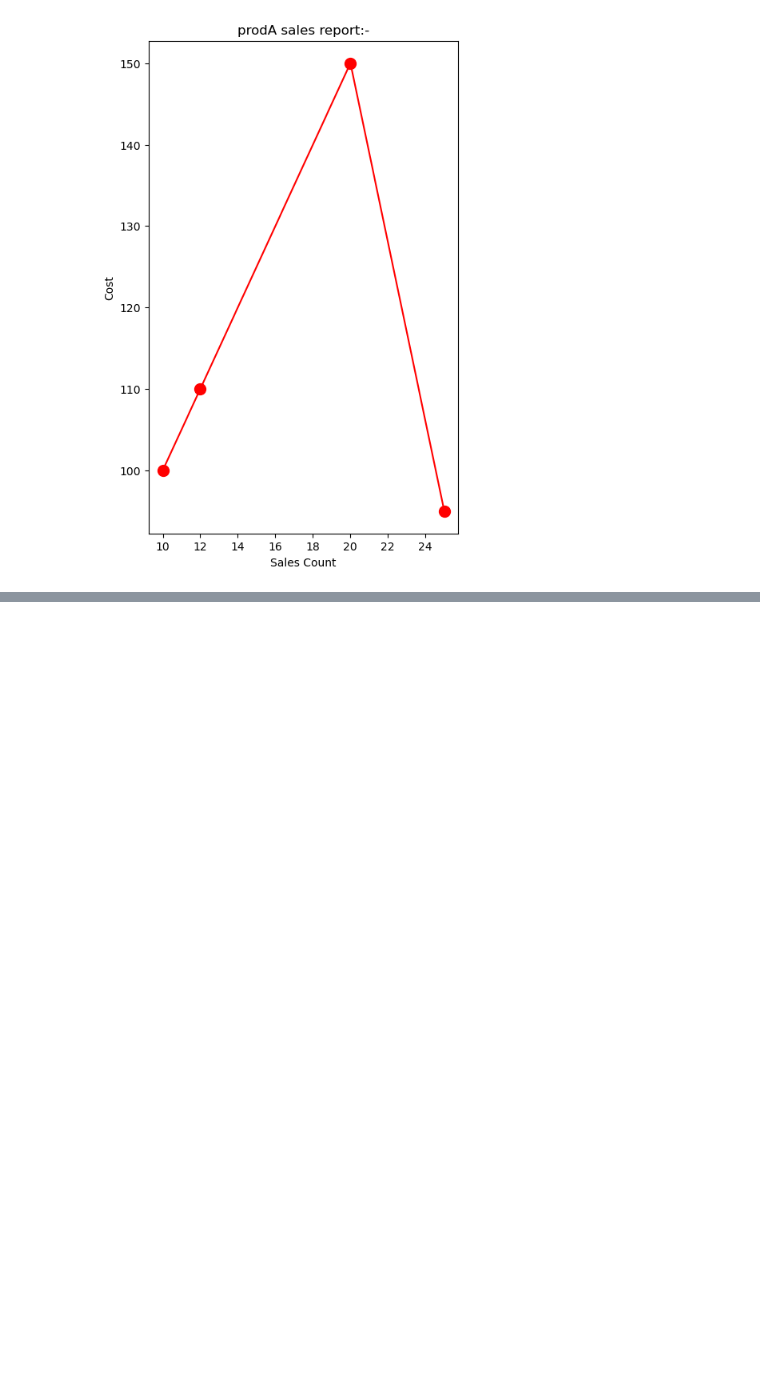
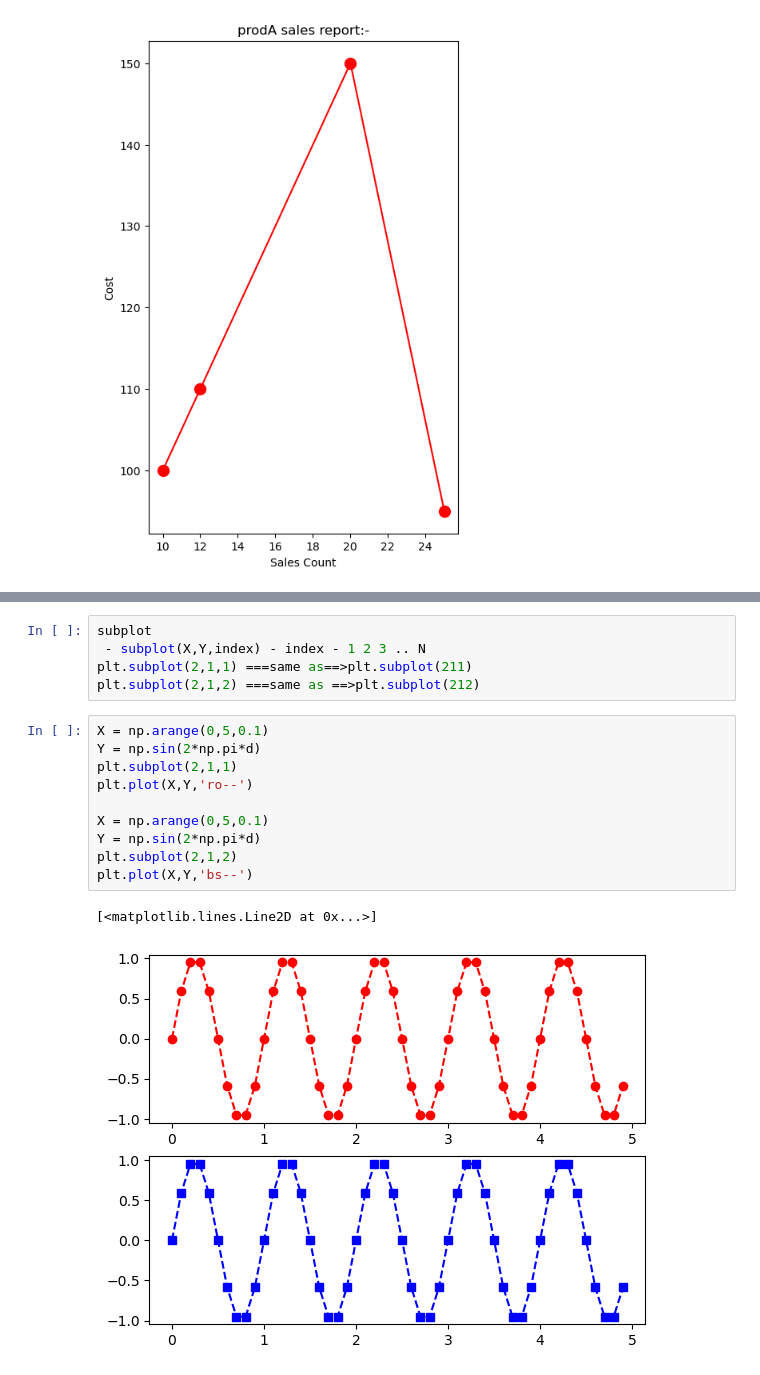
Before and after one commit to pakarthikstudent/DataEngineering__MLOps, a Jupyter notebook: DAY2/DE-2.ipynb, the cells around one changed output, grey strips where cells are left out. Cells and saved outputs as stored; diff of their text form; blank space fills up the shorter version.

```diff
--- a/DAY2/DE-2.ipynb
+++ b/DAY2/DE-2.ipynb
@@ -247,0 +279,18 @@ Text(0, 0.5, 'Cost')
+# %%
+subplot
+ - subplot(X,Y,index) - index - 1 2 3 .. N
+plt.subplot(2,1,1) ===same as==>plt.subplot(211)
+plt.subplot(2,1,2) ===same as ==>plt.subplot(212)
+# %%
+X = np.arange(0,5,0.1)
+Y = np.sin(2*np.pi*d)
+plt.subplot(2,1,1)
+plt.plot(X,Y,'ro--')
+
+X = np.arange(0,5,0.1)
+Y = np.sin(2*np.pi*d)
+plt.subplot(2,1,2)
+plt.plot(X,Y,'bs--')
+# %% [output]
+[<matplotlib.lines.Line2D at 0x...>]
+[figure, added]
```
Also changed, not shown: parts of 20 cells of this notebook.
